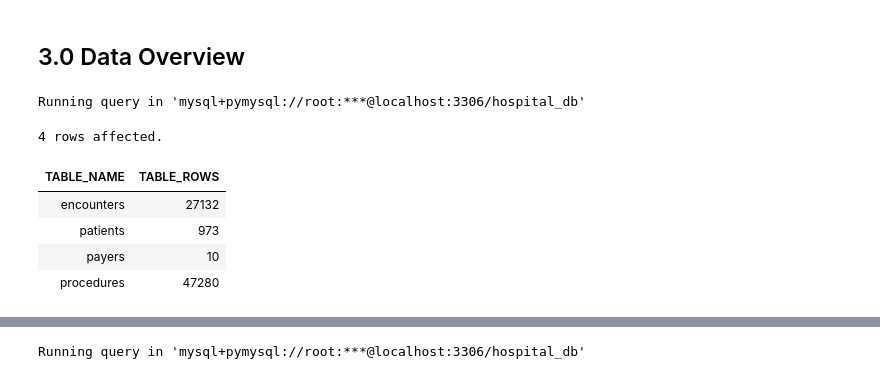
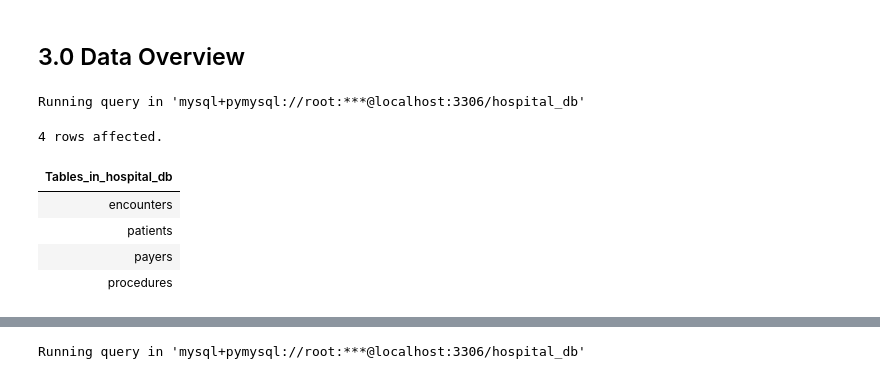
Before and after one commit to Lilian-Waitiki/Healthcare-Analysis, a Jupyter notebook: Analysis.ipynb, the cells around one changed output, grey strips where cells are left out. Drawn from its saved outputs; the diff is of its cells as text; code cells hidden in the pictures.

```diff
--- a/Analysis.ipynb
+++ b/Analysis.ipynb
@@ -39,17 +39,13 @@ Connecting to 'mysql+pymysql://root:***@localhost:3306/hospital_db'
 <h2 align="middle"> 3.0 Data Overview</h2>
 # %%
 %%sql
--- determining the tables in the database and the number of rowseach of them contains
-SELECT
-    TABLE_NAME,
-    TABLE_ROWS
-FROM information_schema.tables
-WHERE table_schema = 'hospital_db';
+-- Displaying the tables in the hospital_db database
+SHOW TABLES;
 # %% [output]
 Running query in 'mysql+pymysql://root:***@localhost:3306/hospital_db'
 4 rows affected.
-| TABLE_NAME | TABLE_ROWS |
-| encounters | 27132 |
-| patients | 973 |
-| payers | 10 |
-| procedures | 47280 |
+| Tables_in_hospital_db |
+| encounters |
+| patients |
+| payers |
+| procedures |
```
Also changed, not shown: parts of 1 cell of this notebook.
